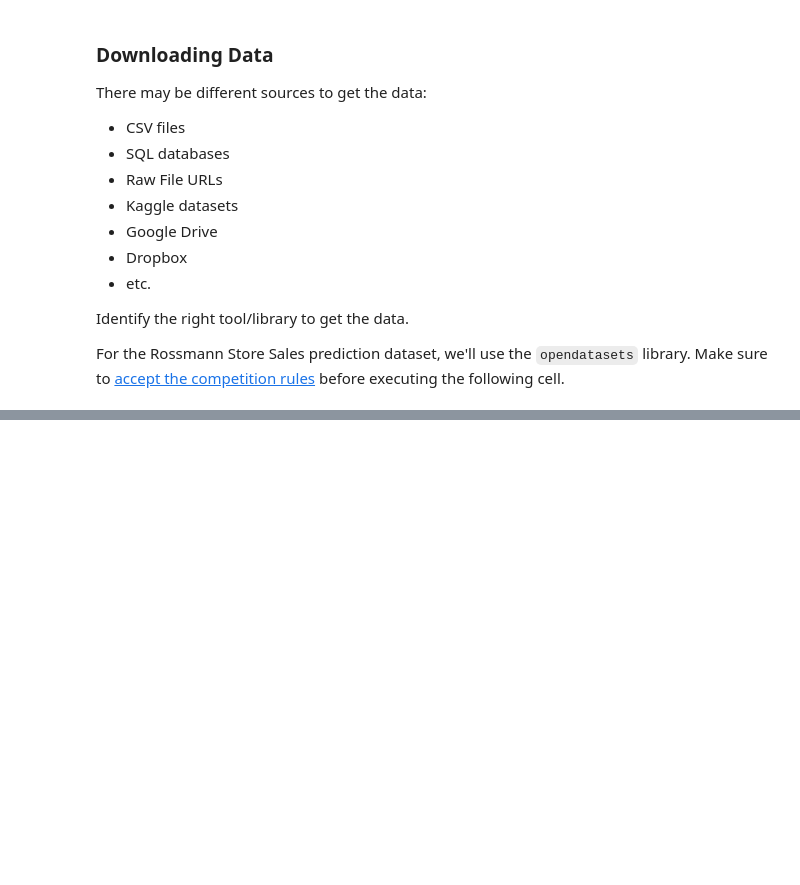
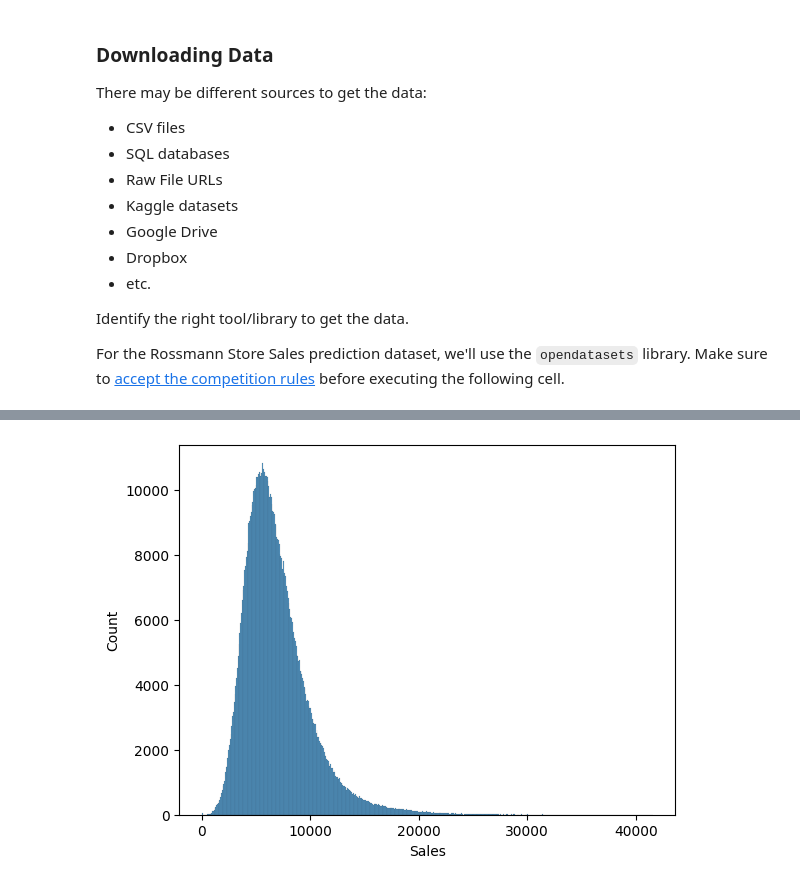
Before and after one commit to Vishnu-Das/MachineLearning, a Jupyter notebook: ML_Approach/approach.ipynb, the cells around one changed output, grey strips where cells are left out. Cells and saved outputs as stored; diff of their text form; code cells hidden in the pictures; blank space fills up the shorter version.

```diff
--- a/ML_Approach/approach.ipynb
+++ b/ML_Approach/approach.ipynb
@@ -102,0 +275,6 @@ import opendatasets as od
+# %%
+merged_df = merged_df[merged_df.Open==1].copy()
+# %%
+sns.histplot(data=merged_df, x='Sales');
+# %% [output]
+[figure, added]
```
Also changed, not shown: parts of 123 cells of this notebook.
